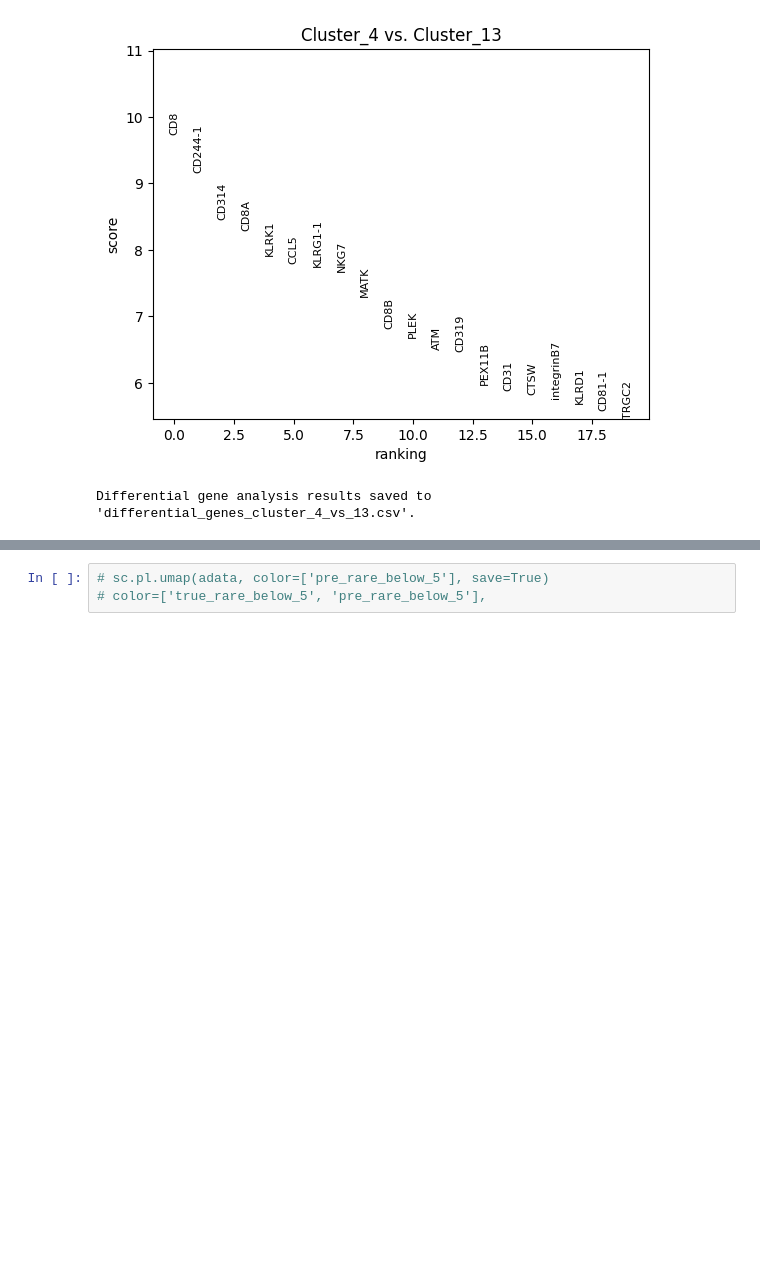
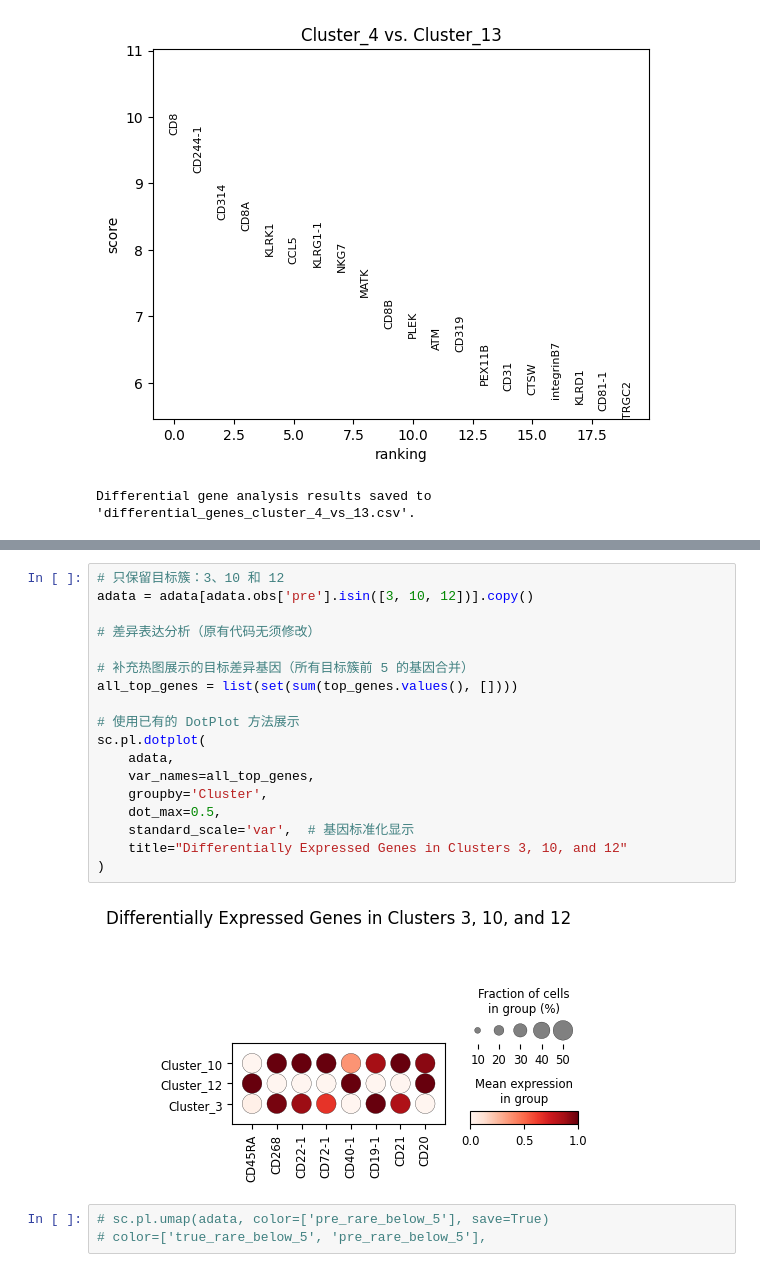
Before and after one commit to StickTaTa/ScFormer, a Jupyter notebook: Tutorial/26_pbmc_sample_result.ipynb, the cells around one changed output, grey strips where cells are left out. Saved outputs shown, nothing was run; the diff lists cells and outputs as text; blank space fills up the shorter version.

```diff
--- a/Tutorial/26_pbmc_sample_result.ipynb
+++ b/Tutorial/26_pbmc_sample_result.ipynb
@@ -161,3 +336,23 @@ WARNING: saving figure to file figures/dotplot_.pdf
+# %%
+# 只保留目标簇：3、10 和 12
+adata = adata[adata.obs['pre'].isin([3, 10, 12])].copy()
+
+# 差异表达分析（原有代码无须修改）
+
+# 补充热图展示的目标差异基因（所有目标簇前 5 的基因合并）
+all_top_genes = list(set(sum(top_genes.values(), [])))
+
+# 使用已有的 DotPlot 方法展示
+sc.pl.dotplot(
+    adata,
+    var_names=all_top_genes,
+    groupby='Cluster',
+    dot_max=0.5,
+    standard_scale='var',  # 基因标准化显示
+    title="Differentially Expressed Genes in Clusters 3, 10, and 12"
+)
+# %% [output]
+[figure, added]
 # %%
 # sc.pl.umap(adata, color=['pre_rare_below_5'], save=True)
 # color=['true_rare_below_5', 'pre_rare_below_5'],
```
Also changed, not shown: parts of 7 cells of this notebook, 2 other files.
